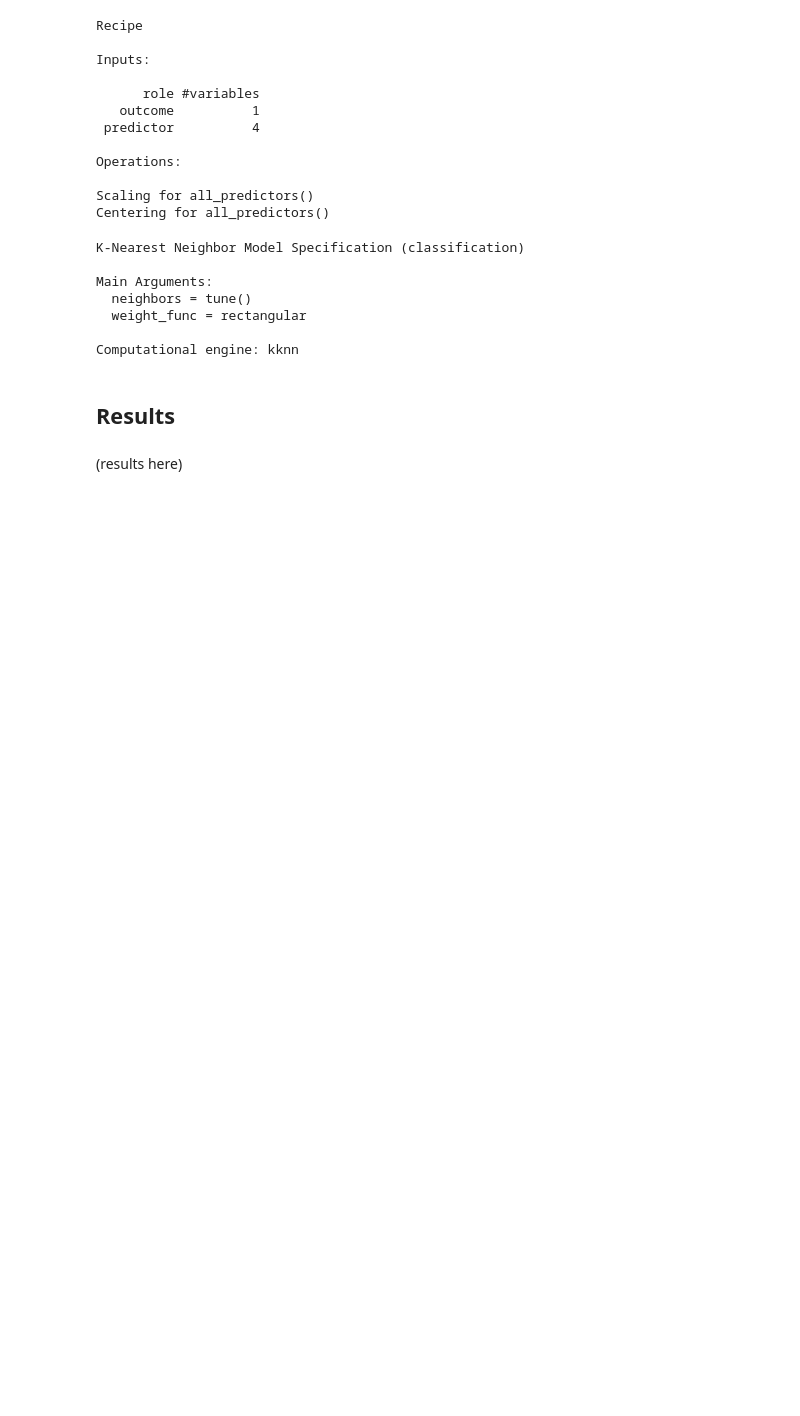
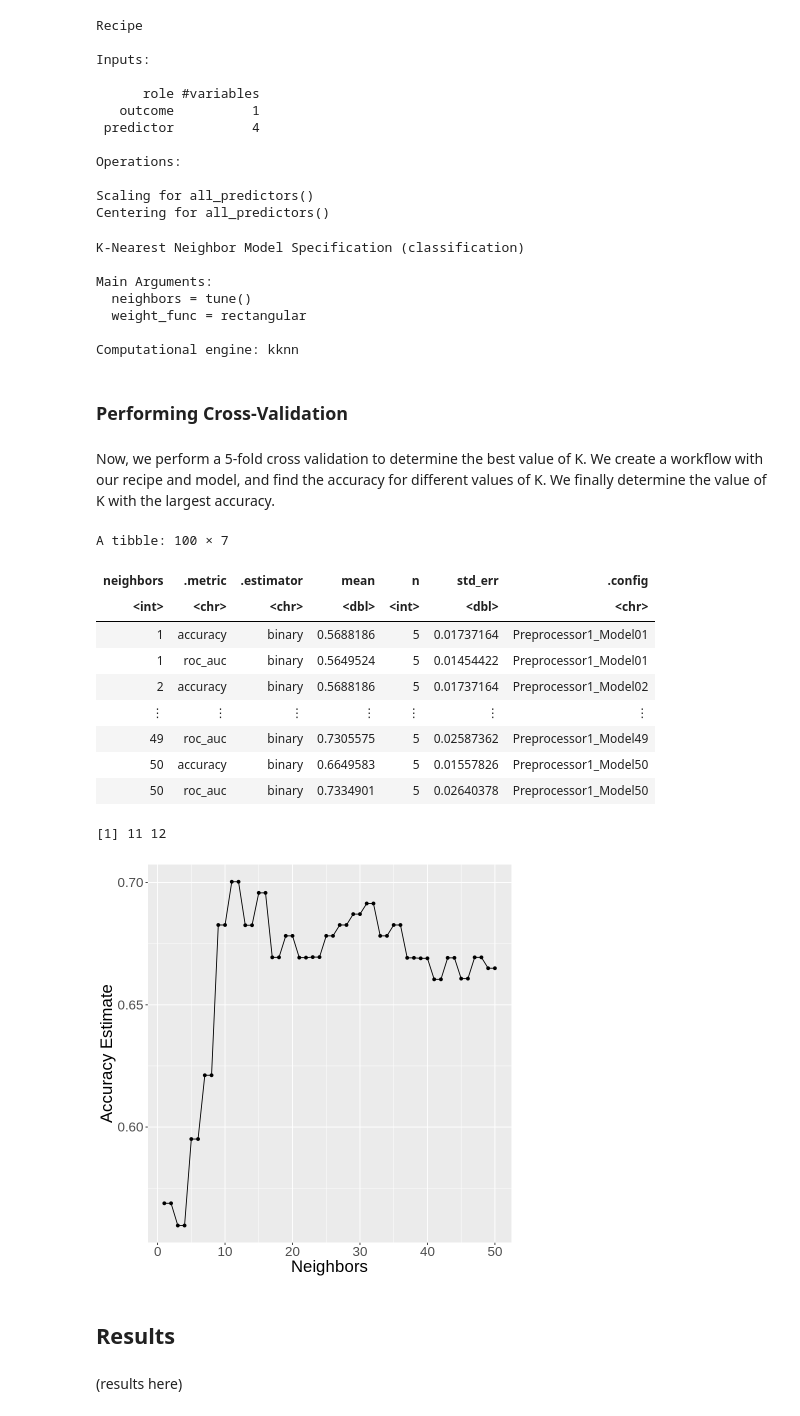
Before and after one commit to wswang98/dsci100-GroupProject, a Jupyter notebook: dsci100-group105-project.ipynb, the cells around one changed output. Saved outputs shown, nothing was run; the diff lists cells and outputs as text; code cells hidden in the pictures; blank space fills up the shorter version.

Commit message:
Found best k value

```diff
--- a/dsci100-group105-project.ipynb
+++ b/dsci100-group105-project.ipynb
@@ -155,6 +157,53 @@ Main Arguments:
   weight_func = rectangular
 
 Computational engine: kknn
+# %% [markdown]
+### Performing Cross-Validation
+# %% [markdown]
+Now, we perform a 5-fold cross validation to determine the best value of K. We create a workflow with our recipe and model, and find the accuracy for different values of K. We finally determine the value of K with the largest accuracy.
+# %%
+heart_vfold <- vfold_cv(heart_training, v = 5, strata = diagnosis)
+
+gridvals <- tibble (neighbors = seq(from =1, to = 50))
+
+knn_results <- workflow() |>
+  add_recipe(heart_recipe) |>
+  add_model(knn_spec) |>
+  tune_grid(resamples = heart_vfold, grid = gridvals) |>
+  collect_metrics()
+
+accuracies <- knn_results |>
+  filter(.metric == "accuracy")
+
+cross_val_plot <- accuracies |>
+    ggplot(aes(x = neighbors, y = mean)) +
+    geom_point() +
+    geom_line() +
+    labs(x = "Neighbors", y = "Accuracy Estimate") +
+    theme(text = element_text(size = 20))
+
+k_best <- knn_results |>
+   filter(.metric == "accuracy") |>
+   arrange(.metric) |>
+   filter(mean == max(mean)) |>
+   pull(neighbors)
+
+cross_val_plot
+knn_results
+k_best
+# %% [output]
+A tibble: 100 × 7
+| neighbors | .metric | .estimator | mean | n | std_err | .config |
+| <int> | <chr> | <chr> | <dbl> | <int> | <dbl> | <chr> |
+| 1 | accuracy | binary | 0.5688186 | 5 | 0.01737164 | Preprocessor1_Model01 |
+| 1 | roc_auc | binary | 0.5649524 | 5 | 0.01454422 | Preprocessor1_Model01 |
+| 2 | accuracy | binary | 0.5688186 | 5 | 0.01737164 | Preprocessor1_Model02 |
+| ⋮ | ⋮ | ⋮ | ⋮ | ⋮ | ⋮ | ⋮ |
+| 49 | roc_auc | binary | 0.7305575 | 5 | 0.02587362 | Preprocessor1_Model49 |
+| 50 | accuracy | binary | 0.6649583 | 5 | 0.01557826 | Preprocessor1_Model50 |
+| 50 | roc_auc | binary | 0.7334901 | 5 | 0.02640378 | Preprocessor1_Model50 |
+[1] 11 12
+[figure, added]
 # %% [markdown]
 ## Results
 # %% [markdown]
```
Also changed, not shown: parts of 2 cells of this notebook.
